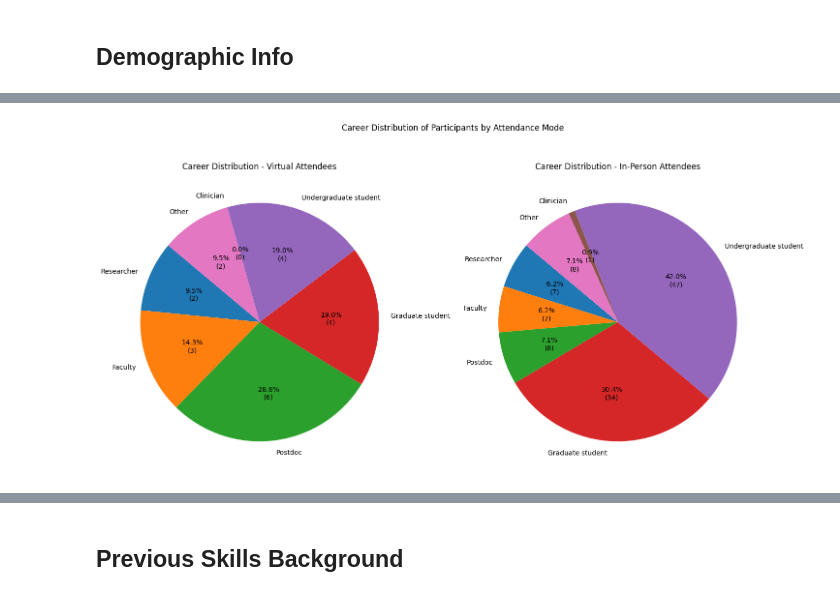
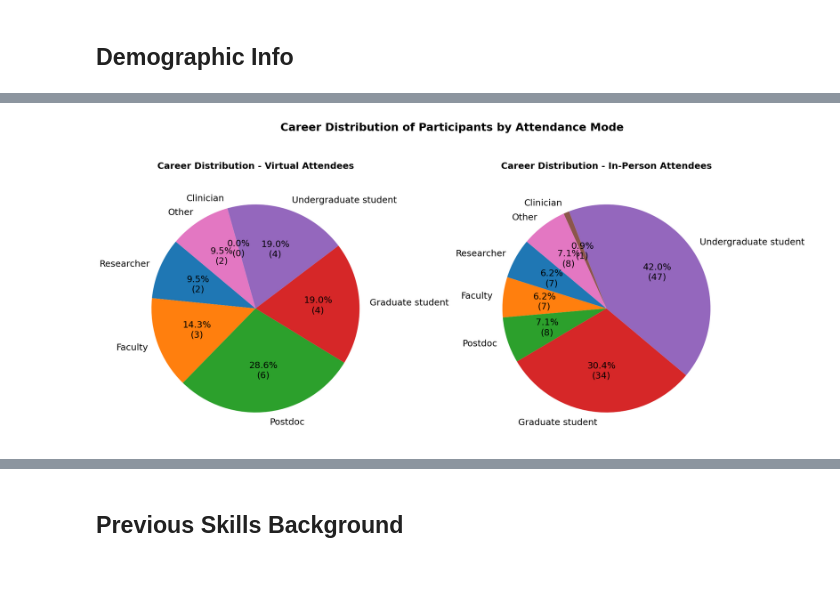
Before and after one commit to brainhack-vandy/data_analysis, a Jupyter notebook: data_analysis.ipynb, the cells around one changed output, grey strips where cells are left out. Cells and saved outputs as stored; diff of their text form; code cells hidden in the pictures.

Commit message:
increased font sizes

```diff
--- a/data_analysis.ipynb
+++ b/data_analysis.ipynb
@@ -99,7 +166,7 @@ def distribution_count(column, mode_df):
 
 def autopct_format(values):
     def my_format(pct):
-        total = sum(v for v in values if not pd.isna(v))  # Skip NaN values when calculating total
+        total = sum(v for v in values if not pd.isna(v))
         if total == 0:
             return ''
         val = int(round(pct*total/100.0))
@@ -116,48 +183,56 @@ in_person_distribution = distribution_count("Career level", in_person_df)
 
 # Define main categories
 main_categories = ['Researcher', 'Faculty', 'Postdoc', 'Graduate student', 'Undergraduate student', 'Clinician']
 lab = main_categories + ['Other']
 
 # Process sizes for virtual distribution
 virtual_sizes = []
 for category in main_categories:
     value = virtual_distribution.get(category, 0)
     virtual_sizes.append(0 if pd.isna(value) else value)
-# Add "Other" category for virtual
 virtual_other = sum(virtual_distribution.get(cat, 0) for cat in virtual_distribution.index
                    if cat not in main_categories and not pd.isna(virtual_distribution.get(cat, 0)))
 virtual_sizes.append(virtual_other)
 
 # Process sizes for in-person distribution
 in_person_sizes = []
 for category in main_categories:
     value = in_person_distribution.get(category, 0)
     in_person_sizes.append(0 if pd.isna(value) else value)
-# Add "Other" category for in-person
 in_person_other = sum(in_person_distribution.get(cat, 0) for cat in in_person_distribution.index
                      if cat not in main_categories and not pd.isna(in_person_distribution.get(cat, 0)))
 in_person_sizes.append(in_person_other)
 
-# Create subplots for the two pie charts
-fig, (ax1, ax2) = plt.subplots(1, 2, figsize=(15, 7))
+# Create figure with more height to accommodate larger text
+fig, (ax1, ax2) = plt.subplots(1, 2, figsize=(20, 10))
 
-# Only create pie charts if there's data
+# Text properties for labels and percentages
+text_props = {'fontsize': 18}
+pct_props = {'fontsize': 18}
+
 if sum(virtual_sizes) > 0:
-    ax1.pie(virtual_sizes, labels=lab, autopct=autopct_format(virtual_sizes), startangle=140)
-    ax1.set_title('Career Distribution - Virtual Attendees')
-else:
-    ax1.text(0.5, 0.5, 'No data available', ha='center', va='center')
-    ax1.set_title('Career Distribution - Virtual Attendees')
+    wedges, texts, autotexts = ax1.pie(virtual_sizes, labels=lab,
+                                      autopct=autopct_format(virtual_sizes),
+                                      startangle=140,
+                                      textprops=text_props)
+    # Make percentage text smaller than labels
+    plt.setp(autotexts, **pct_props)
+    ax1.set_title('Career Distribution - Virtual Attendees', pad=20, fontsize=18, weight='bold')
 
 if sum(in_person_sizes) > 0:
-    ax2.pie(in_person_sizes, labels=lab, autopct=autopct_format(in_person_sizes), startangle=140)
-    ax2.set_title('Career Distribution - In-Person Attendees')
-else:
-    ax2.text(0.5, 0.5, 'No data available', ha='center', va='center')
-    ax2.set_title('Career Distribution - In-Person Attendees')
+    wedges, texts, autotexts = ax2.pie(in_person_sizes, labels=lab,
+                                      autopct=autopct_format(in_person_sizes),
+                                      startangle=140,
+                                      textprops=text_props)
+    # Make percentage text smaller than labels
+    plt.setp(autotexts, **pct_props)
+    ax2.set_title('Career Distribution - In-Person Attendees', pad=20, fontsize=18, weight='bold')
 
-plt.suptitle('Career Distribution of Participants by Attendance Mode', y=1.05)
-plt.tight_layout()
+plt.suptitle('Career Distribution of Participants by Attendance Mode',
+            y=0.98, fontsize=22, weight='bold')
+
+# Adjust layout with more space
+plt.tight_layout(rect=[0, 0.03, 1, 0.95])
 plt.show()
 # %% [output]
-[figure, old version]
+[figure, new version]
```
Also changed, not shown: parts of 5 cells of this notebook.
